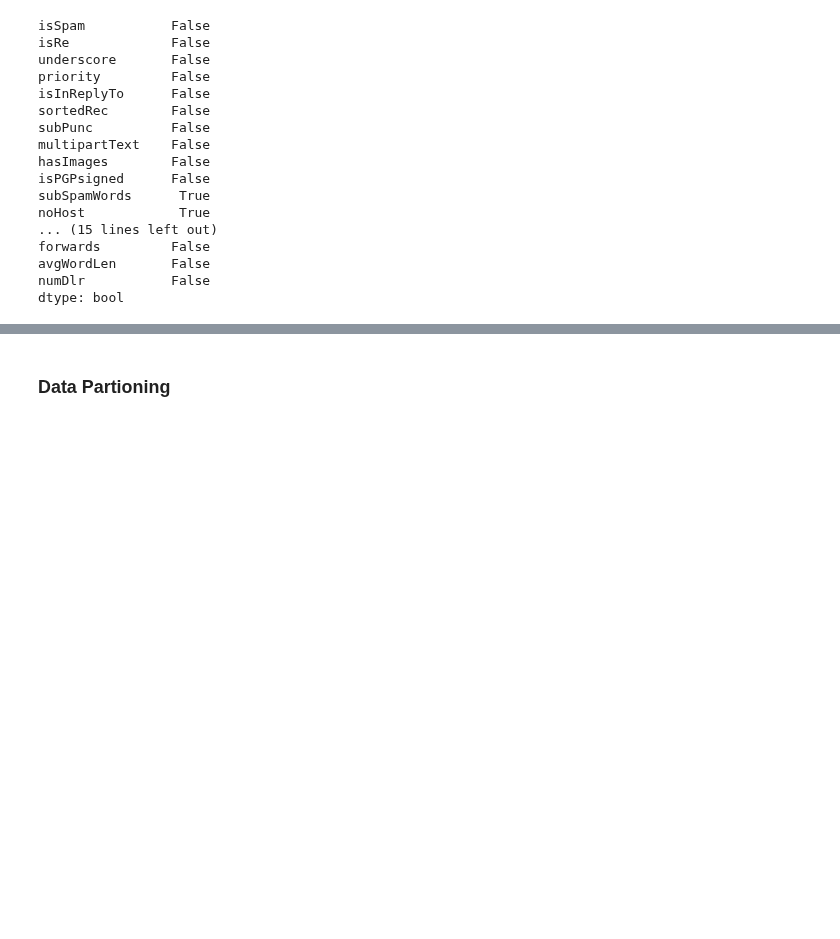
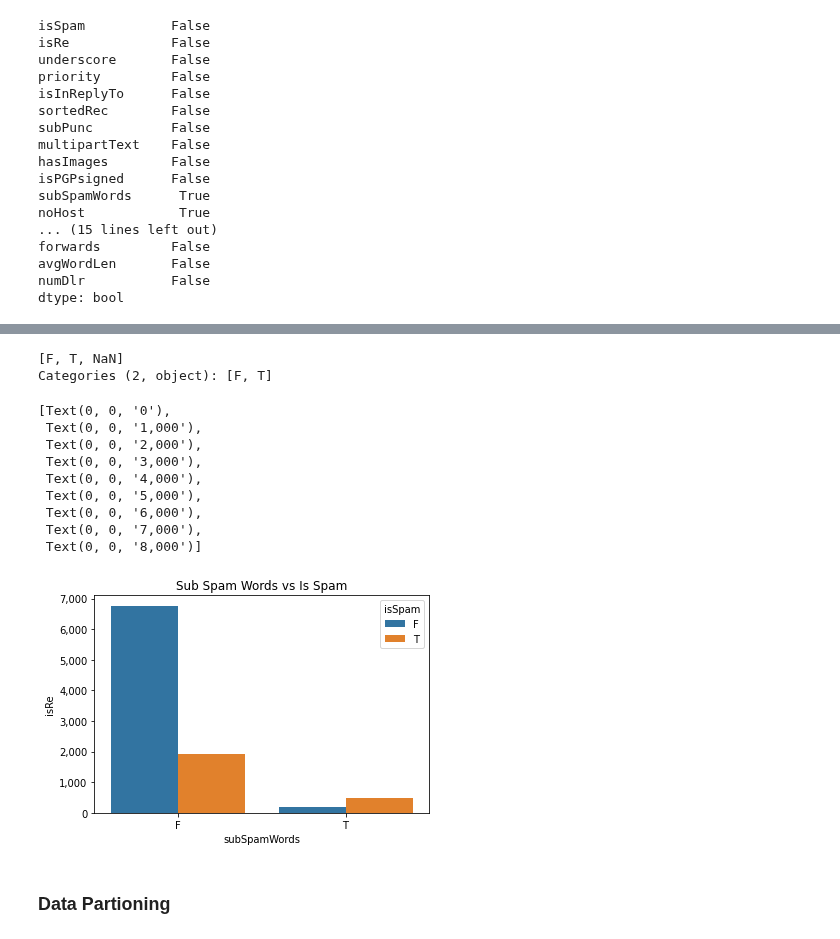
Before and after one commit to sterlingbeason/MSDS-7333-QTW, a Jupyter notebook: Case_Study_3/notebook_SB.ipynb, the cells around one changed output, grey strips where cells are left out. Cells and saved outputs as stored; diff of their text form; code cells hidden in the pictures; blank space fills up the shorter version.

```diff
--- a/Case_Study_3/notebook_SB.ipynb
+++ b/Case_Study_3/notebook_SB.ipynb
@@ -91,3 +107,26 @@ dtype: bool
+# %%
+df.subSpamWords.unique()
+# %% [output]
+[F, T, NaN]
+Categories (2, object): [F, T]
+# %%
+spam_na = df[df.subSpamWords.isna()]
+group_by_spam = df.groupby(['subSpamWords', 'isSpam']).count().reset_index()
+p1 = sns.barplot(data = group_by_spam, x='subSpamWords', y='isRe', hue='isSpam')
+p1.set_title('Sub Spam Words vs Is Spam')
+y_ticklabels = [f'{y:,.0f}' for y in p1.get_yticks()]
+p1.set_yticklabels(y_ticklabels)
+# %% [output]
+[Text(0, 0, '0'),
+ Text(0, 0, '1,000'),
+ Text(0, 0, '2,000'),
+ Text(0, 0, '3,000'),
+ Text(0, 0, '4,000'),
+ Text(0, 0, '5,000'),
+ Text(0, 0, '6,000'),
+ Text(0, 0, '7,000'),
+ Text(0, 0, '8,000')]
+[figure, added]
 # %% [markdown]
 ### Data Partioning
 # %%
```
Also changed, not shown: parts of 28 cells of this notebook, 1 other file.
